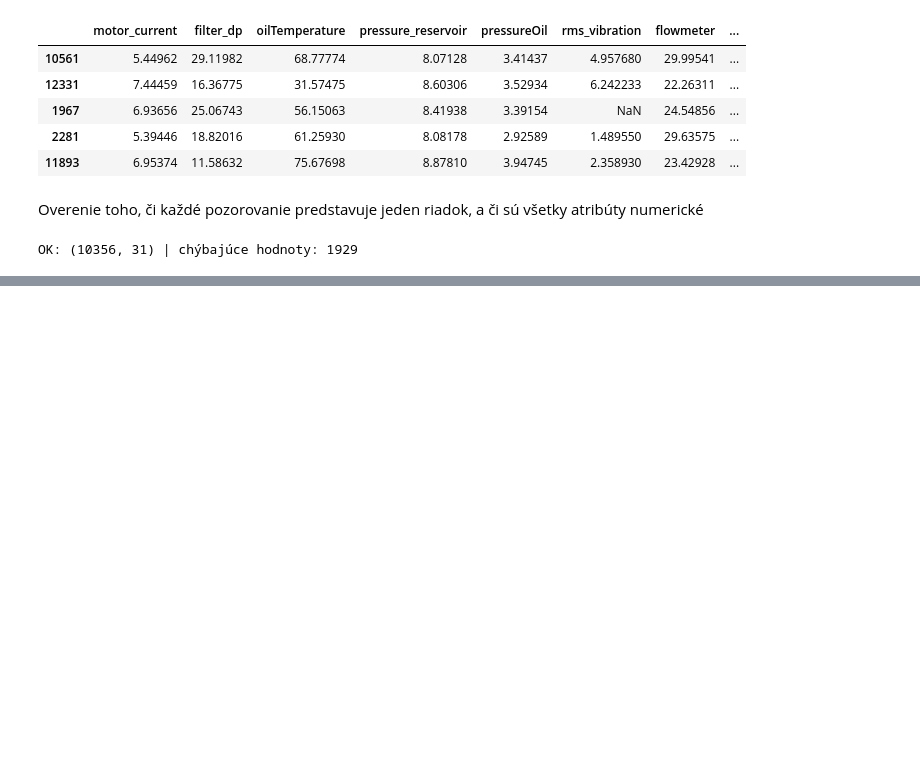
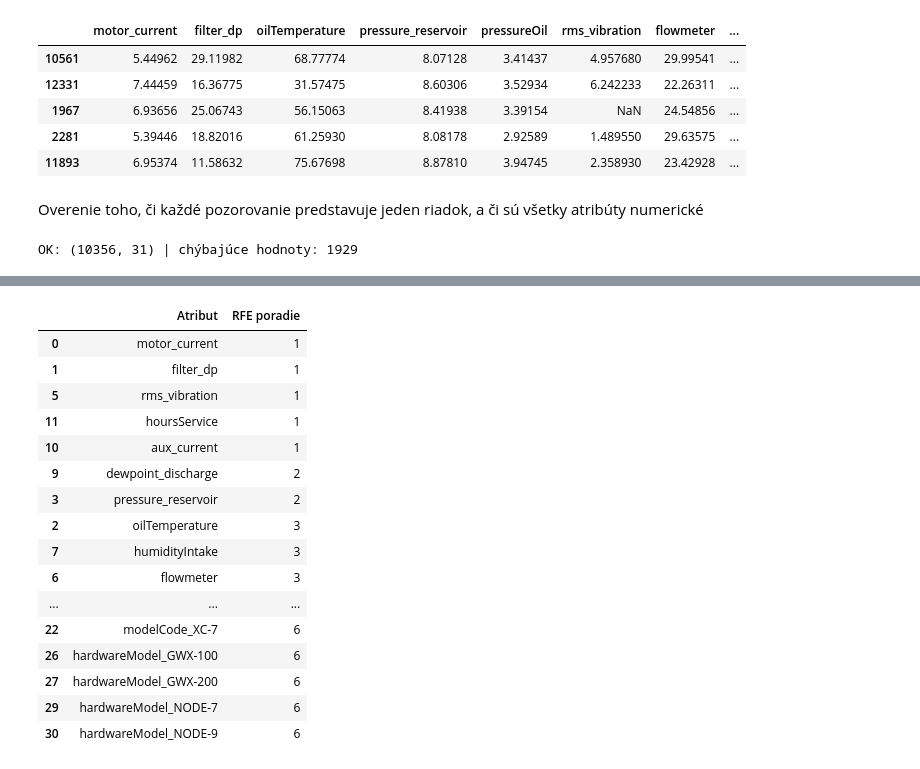
Before and after one commit to kavonada/IAU_zadanie, a Jupyter notebook: projekt.ipynb, the cells around one changed output, grey strips where cells are left out. Cells and saved outputs as stored; diff of their text form; code cells hidden in the pictures; blank space fills up the shorter version.

```diff
--- a/projekt.ipynb
+++ b/projekt.ipynb
@@ -1363,0 +1417,19 @@ OK: (10356, 31) | chýbajúce hodnoty: 1929
+# %%
+X = X_train_num.copy()
+y = y_train.loc[X.index].copy()
+
+# Doplnenie chýbajúcich hodnôt mediánom
+imputer = SimpleImputer(
+    strategy="median",
+    keep_empty_features=True
+)
+
+X = pd.DataFrame(
+    imputer.fit_transform(X),
+    columns=X.columns,
+    index=X.index
+)
+
+print("Počet záznamov celkovo:", X.shape[0])
+print("Počet atribútov celkovo:", X.shape[1])
+print("Chýbajúce hodnoty:", X.isna().sum().sum())
@@ -1363,0 +1492,40 @@ OK: (10356, 31) | chýbajúce hodnoty: 1929
+# %%
+rf = RandomForestClassifier(
+    n_estimators=100,
+    class_weight="balanced",
+    random_state=42,
+    n_jobs=-1
+)
+
+rfe = RFE(
+    estimator=rf,
+    n_features_to_select=5,
+    step=0.2
+)
+
+rfe.fit(X, y)
+
+rfe_results = pd.DataFrame({
+    "Atribut": X.columns,
+    "RFE poradie": rfe.ranking_,
+}).sort_values("RFE poradie")
+
+display(rfe_results)
+# %% [output]
+|  | Atribut | RFE poradie |
+| 0 | motor_current | 1 |
+| 1 | filter_dp | 1 |
+| 5 | rms_vibration | 1 |
+| 11 | hoursService | 1 |
+| 10 | aux_current | 1 |
+| 9 | dewpoint_discharge | 2 |
+| 3 | pressure_reservoir | 2 |
+| 2 | oilTemperature | 3 |
+| 7 | humidityIntake | 3 |
+| 6 | flowmeter | 3 |
+| ... | ... | ... |
+| 22 | modelCode_XC-7 | 6 |
+| 26 | hardwareModel_GWX-100 | 6 |
+| 27 | hardwareModel_GWX-200 | 6 |
+| 29 | hardwareModel_NODE-7 | 6 |
+| 30 | hardwareModel_NODE-9 | 6 |
```
Also changed, not shown: parts of 18 cells of this notebook.
